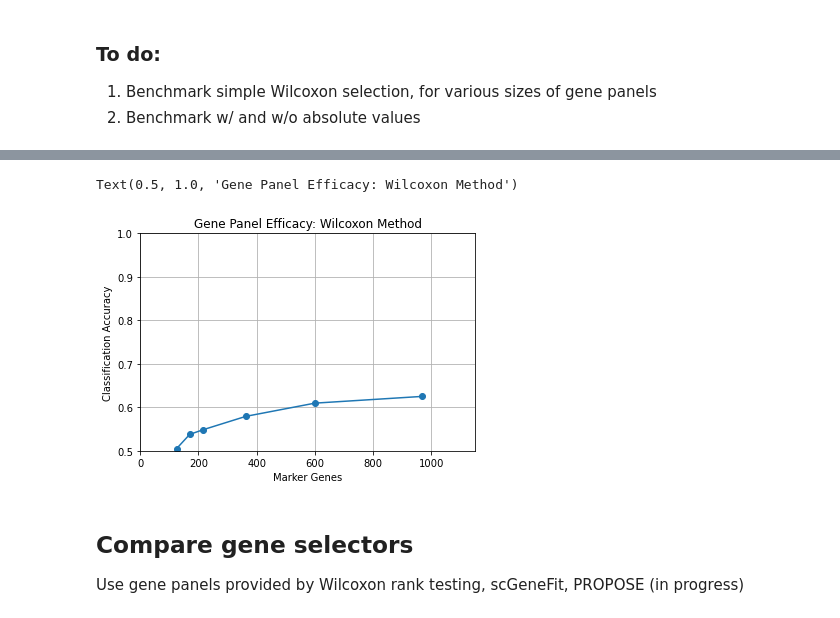
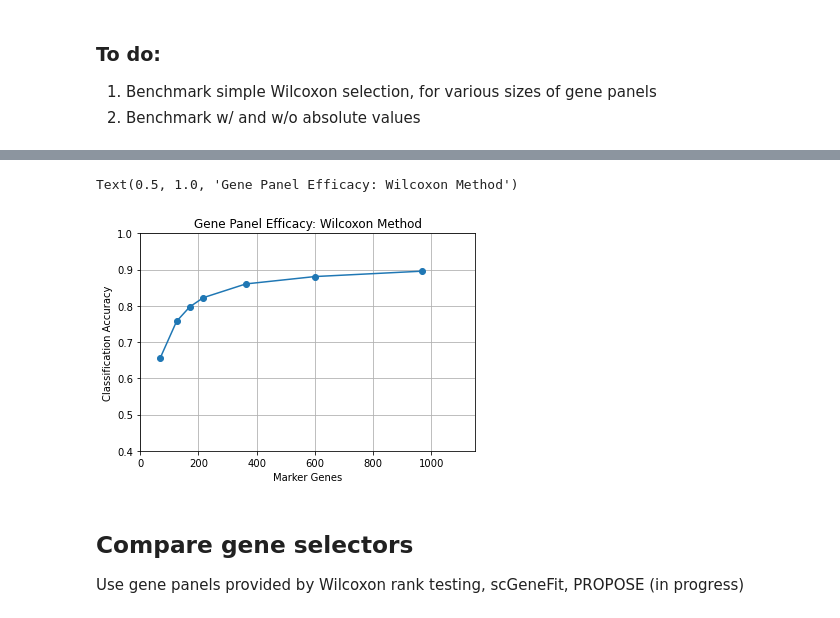
Before and after one commit to mathewsummers/Development-scRNAseq, a Jupyter notebook: Code/Cluster Benchmarking.ipynb, the cells around one changed output, grey strips where cells are left out. Cells and saved outputs as stored; diff of their text form; code cells hidden in the pictures.

```diff
--- a/Code/Cluster Benchmarking.ipynb
+++ b/Code/Cluster Benchmarking.ipynb
@@ -20,6 +20,15 @@ import json
 # %%
 # Load in pre-processed data from glutamatergic class designation, subclass to all rank_gene_groups already performed
 devData = sc.read("../Data/devData.h5ad")
+
+# Load most up to date cluster codes
+clCodes = pd.read_feather("../Data/cluster_results.feather")
+clCodes = clCodes.rename(columns={'id': 'sample_id', 'clusterData.cl.result.cl': 'cl'})
+clCodes.set_index('sample_id',inplace=True)
+
+# Combine cluster code w/ AnnData object
+devData.obs = devData.obs.merge(clCodes,how='inner',left_index=True,right_index=True,validate = "1:1")
+
 # Index by cell class
 gluData = devData[devData.obs.class_label == "Glutamatergic"]
 # %%
@@ -105,18 +114,18 @@ evalPanel(gluData,wlPanel['363'],gluData.obs["cluster_label"],True);
 # %%
 # Systematically evaluate gene panels
-wlAccuracy = [evalPanel(gluData,wlPanel[i],gluData.obs["cluster_label"],False) for i in wlPanel.keys()]
+wlAccuracy = [evalPanel(gluData,wlPanel[i],gluData.obs["cl"],False) for i in wlPanel.keys()]
 # Plot results
 fig, ax = plt.subplots()
 plt.plot(np.fromiter(wlPanel.keys(),'int'),wlAccuracy,'o-')
-ax.set_ylim(0.5, 1)
+ax.set_ylim(.4, 1)
 ax.set_xlim(0, 1150)
 plt.grid()
 plt.xlabel("Marker Genes")
 plt.ylabel("Classification Accuracy")
 plt.title("Gene Panel Efficacy: Wilcoxon Method")
 # %% [output]
 Text(0.5, 1.0, 'Gene Panel Efficacy: Wilcoxon Method')
-[figure, old version]
+[figure, new version]
 # %% [markdown]
 ## Compare gene selectors
 Use gene panels provided by Wilcoxon rank testing, scGeneFit, PROPOSE (in progress)
```
Also changed, not shown: parts of 11 cells of this notebook, 24 other files.
